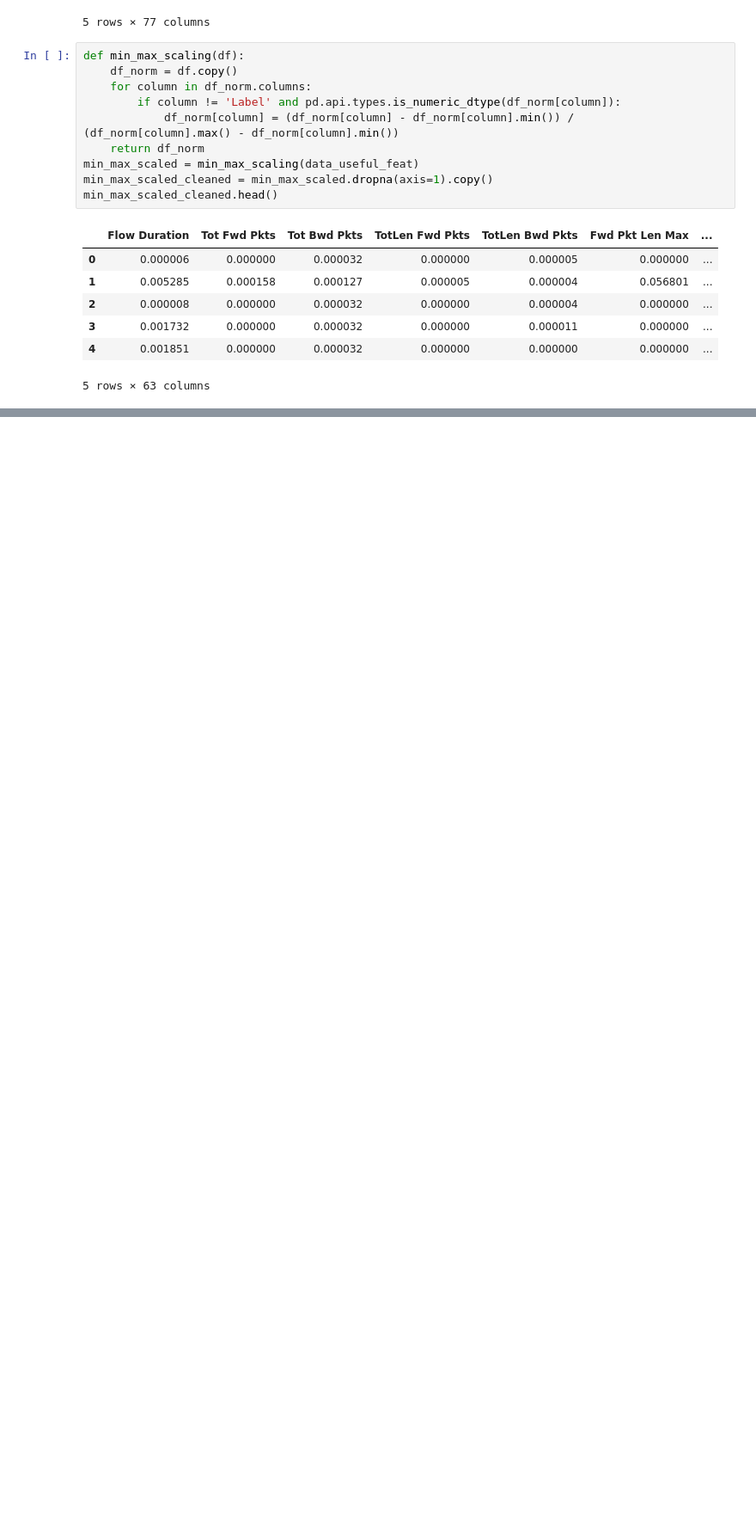
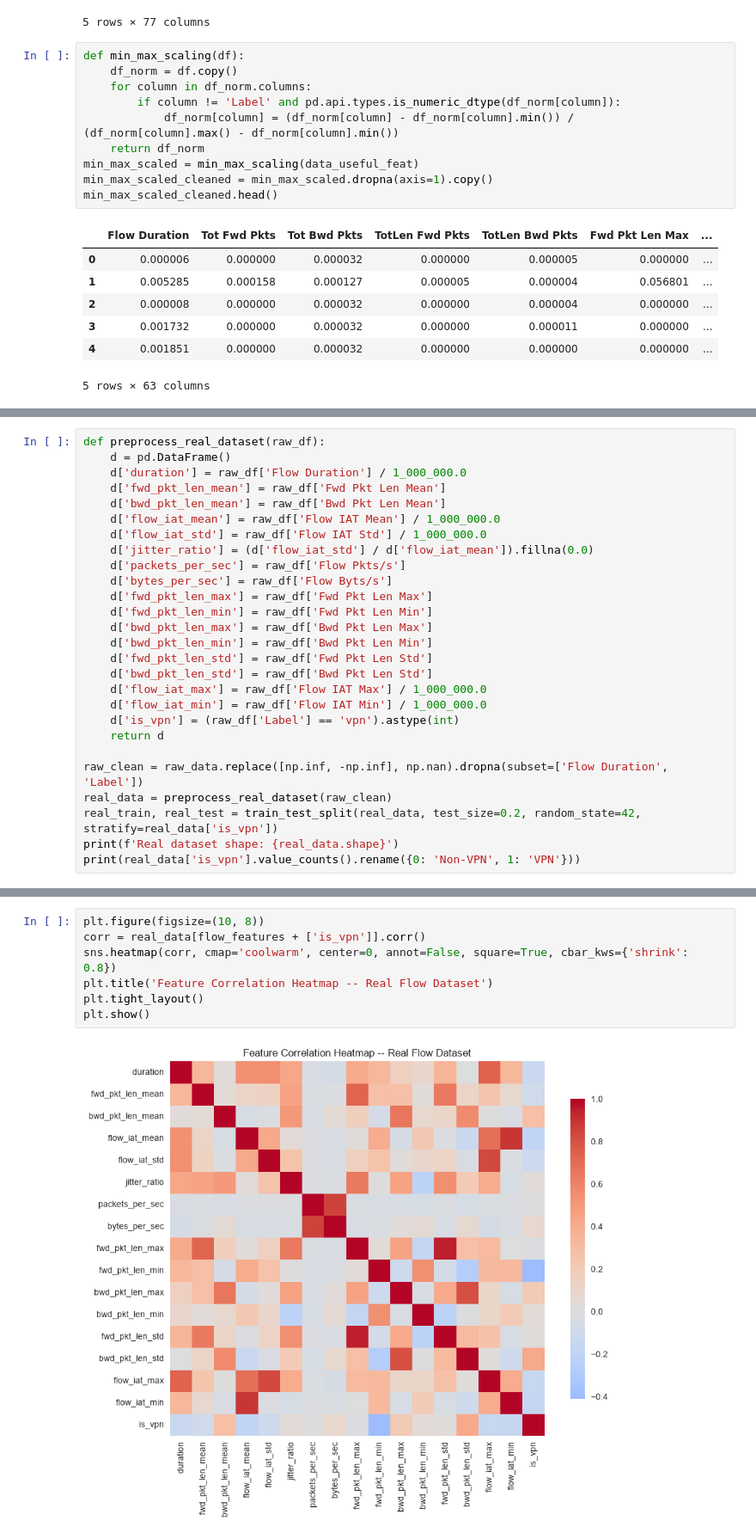
Before and after one commit to kevivek-cyber/vpn-sentinel, a Jupyter notebook: VPN_Sentinel_Main.ipynb, the cells around one changed output, grey strips where cells are left out. Shown at 86% size. Drawn from its saved outputs; the diff is of its cells as text; blank space fills up the shorter version.

```diff
--- a/VPN_Sentinel_Main.ipynb
+++ b/VPN_Sentinel_Main.ipynb
@@ -416,0 +427,27 @@ Final_dataframe.head()
+# %%
+def preprocess_real_dataset(raw_df):
+    d = pd.DataFrame()
+    d['duration'] = raw_df['Flow Duration'] / 1_000_000.0
+    d['fwd_pkt_len_mean'] = raw_df['Fwd Pkt Len Mean']
+    d['bwd_pkt_len_mean'] = raw_df['Bwd Pkt Len Mean']
+    d['flow_iat_mean'] = raw_df['Flow IAT Mean'] / 1_000_000.0
+    d['flow_iat_std'] = raw_df['Flow IAT Std'] / 1_000_000.0
+    d['jitter_ratio'] = (d['flow_iat_std'] / d['flow_iat_mean']).fillna(0.0)
+    d['packets_per_sec'] = raw_df['Flow Pkts/s']
+    d['bytes_per_sec'] = raw_df['Flow Byts/s']
+    d['fwd_pkt_len_max'] = raw_df['Fwd Pkt Len Max']
+    d['fwd_pkt_len_min'] = raw_df['Fwd Pkt Len Min']
+    d['bwd_pkt_len_max'] = raw_df['Bwd Pkt Len Max']
+    d['bwd_pkt_len_min'] = raw_df['Bwd Pkt Len Min']
+    d['fwd_pkt_len_std'] = raw_df['Fwd Pkt Len Std']
+    d['bwd_pkt_len_std'] = raw_df['Bwd Pkt Len Std']
+    d['flow_iat_max'] = raw_df['Flow IAT Max'] / 1_000_000.0
+    d['flow_iat_min'] = raw_df['Flow IAT Min'] / 1_000_000.0
+    d['is_vpn'] = (raw_df['Label'] == 'vpn').astype(int)
+    return d
+
+raw_clean = raw_data.replace([np.inf, -np.inf], np.nan).dropna(subset=['Flow Duration', 'Label'])
+real_data = preprocess_real_dataset(raw_clean)
+real_train, real_test = train_test_split(real_data, test_size=0.2, random_state=42, stratify=real_data['is_vpn'])
+print(f'Real dataset shape: {real_data.shape}')
+print(real_data['is_vpn'].value_counts().rename({0: 'Non-VPN', 1: 'VPN'}))
@@ -416,0 +462,9 @@ Final_dataframe.head()
+# %%
+plt.figure(figsize=(10, 8))
+corr = real_data[flow_features + ['is_vpn']].corr()
+sns.heatmap(corr, cmap='coolwarm', center=0, annot=False, square=True, cbar_kws={'shrink': 0.8})
+plt.title('Feature Correlation Heatmap -- Real Flow Dataset')
+plt.tight_layout()
+plt.show()
+# %% [output]
+[figure, added]
```
Also changed, not shown: parts of 25 cells of this notebook, 18 other files.
